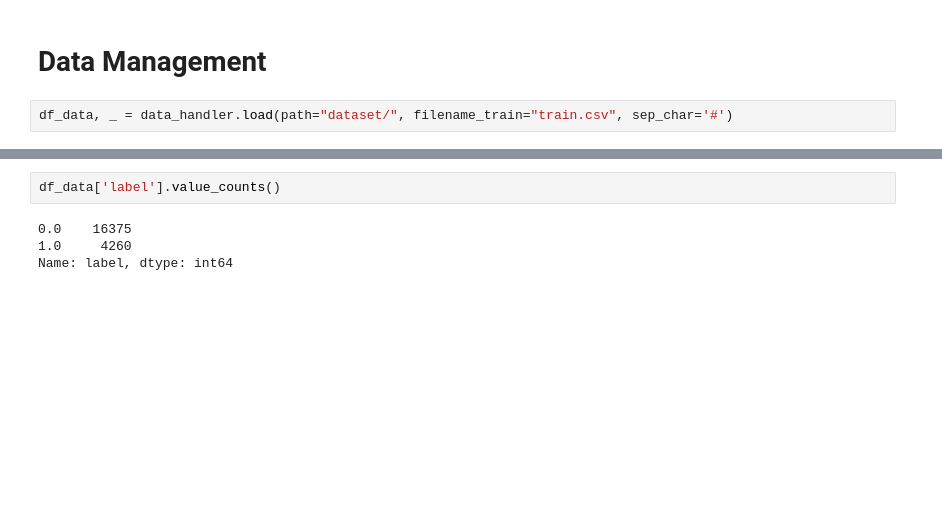
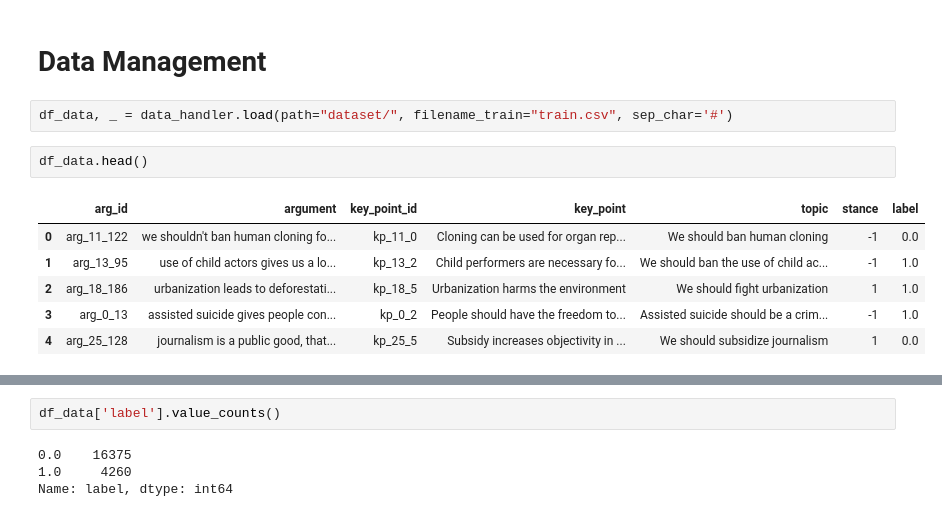
Before and after one commit to mmc185/HLTKeyPointAnalysis, a Jupyter notebook: main.ipynb, the cells around one changed output, grey strips where cells are left out. Cells and saved outputs as stored; diff of their text form; blank space fills up the shorter version.

```diff
--- a/main.ipynb
+++ b/main.ipynb
@@ -19,6 +24,15 @@ device = torch.device(2)
 # Data Management
 # %%
 df_data, _ = data_handler.load(path="dataset/", filename_train="train.csv", sep_char='#')
+# %%
+df_data.head()
+# %% [output]
+|  | arg_id | argument | key_point_id | key_point | topic | stance | label |
+| 0 | arg_11_122 | we shouldn't ban human cloning fo... | kp_11_0 | Cloning can be used for organ rep... | We should ban human cloning | -1 | 0.0 |
+| 1 | arg_13_95 | use of child actors gives us a lo... | kp_13_2 | Child performers are necessary fo... | We should ban the use of child ac... | -1 | 1.0 |
+| 2 | arg_18_186 | urbanization leads to deforestati... | kp_18_5 | Urbanization harms the environment | We should fight urbanization | 1 | 1.0 |
+| 3 | arg_0_13 | assisted suicide gives people con... | kp_0_2 | People should have the freedom to... | Assisted suicide should be a crim... | -1 | 1.0 |
+| 4 | arg_25_128 | journalism is a public good, that... | kp_25_5 | Subsidy increases objectivity in ... | We should subsidize journalism | 1 | 0.0 |
 # %%
 df_data.info()
 # %% [output]
```
Also changed, not shown: parts of 17 cells of this notebook, 2 other files.
